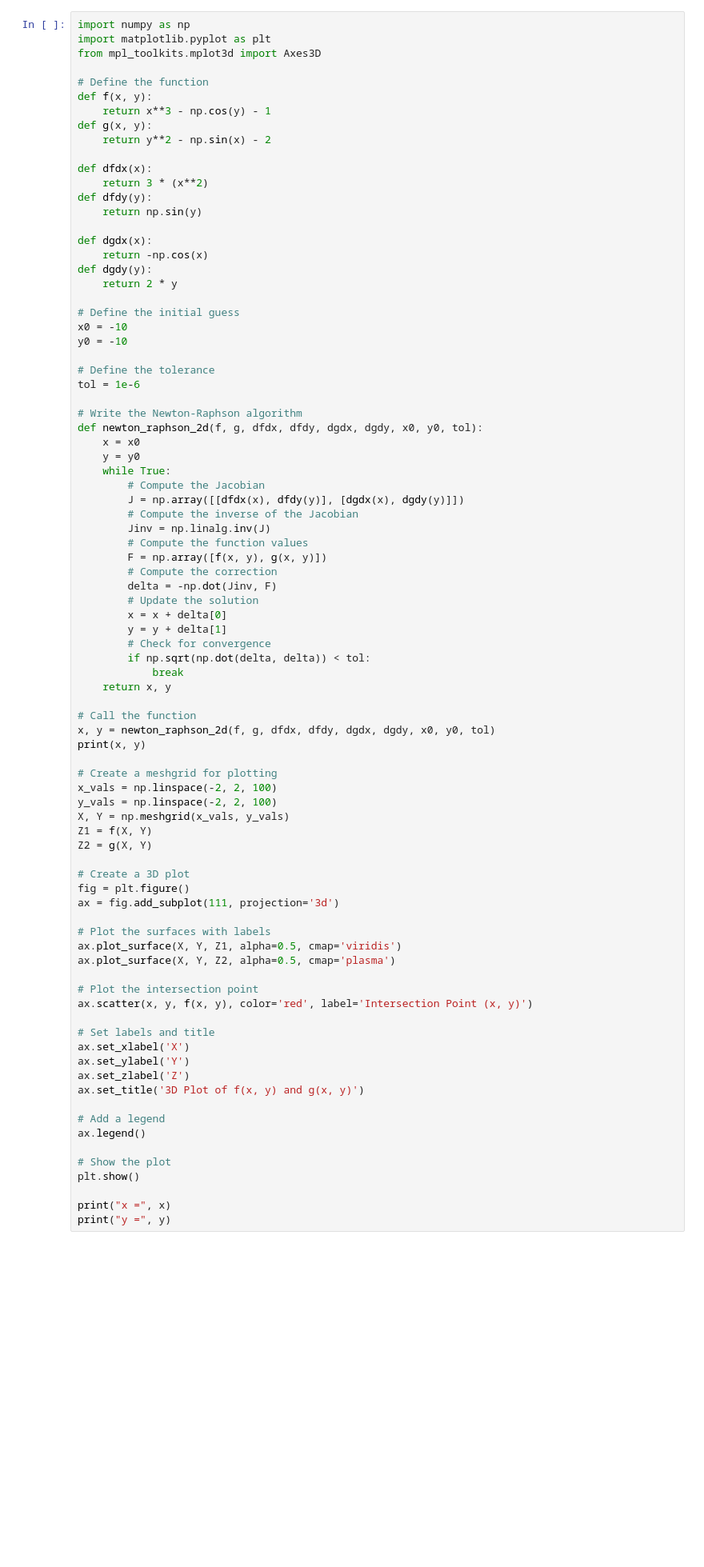
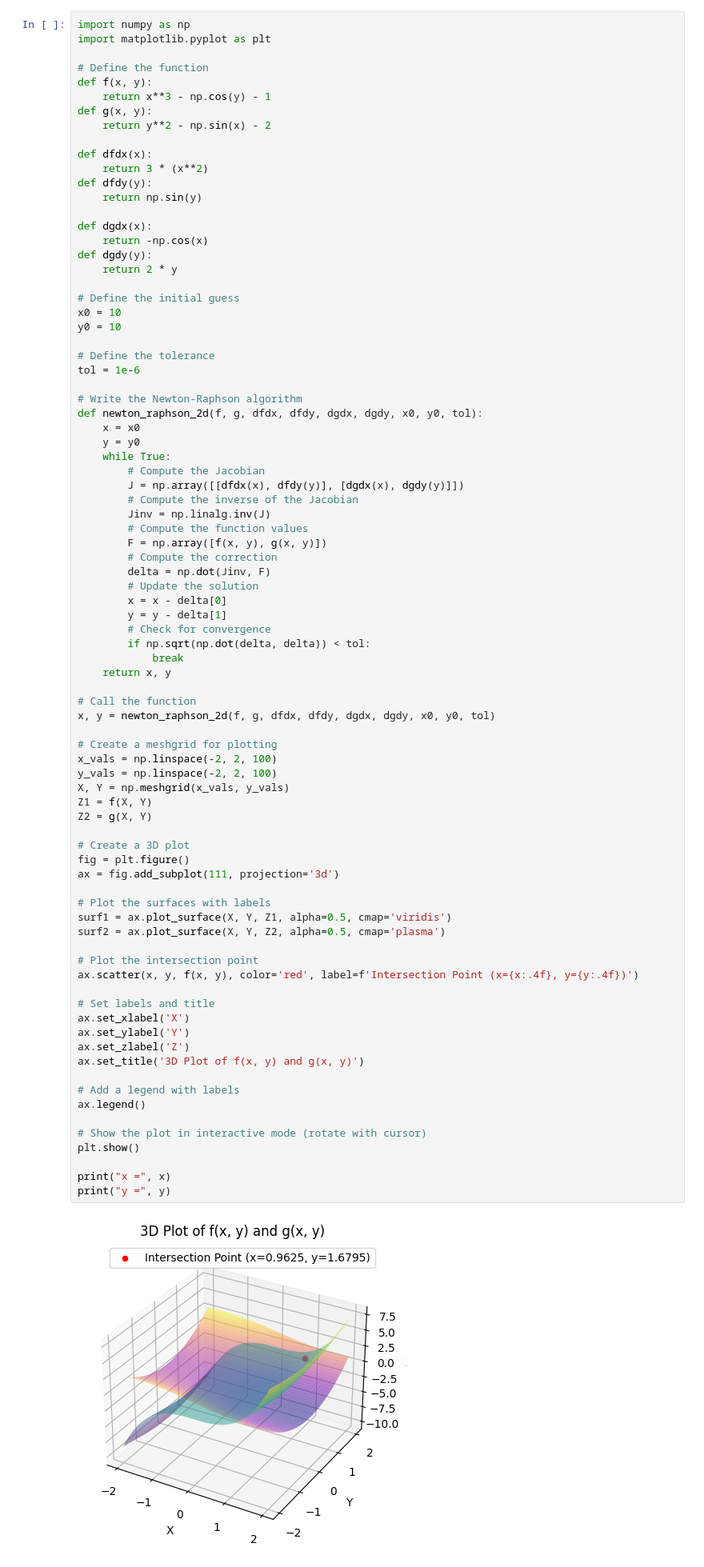
Before and after one commit to faliqadlan/roots-of-polynomial, a Jupyter notebook: roots.ipynb, the cells around one changed output. Shown at 80% size. Cells and saved outputs as stored; diff of their text form; blank space fills up the shorter version.

Commit message:
done  plot

```diff
--- a/roots.ipynb
+++ b/roots.ipynb
@@ -16,7 +16,6 @@ find x and y with newton-raphson method
 # %%
 import numpy as np
 import matplotlib.pyplot as plt
-from mpl_toolkits.mplot3d import Axes3D
 
 # Define the function
 def f(x, y):
@@ -35,8 +34,8 @@ def dgdy(y):
     return 2 * y
 
 # Define the initial guess
-x0 = -10
-y0 = -10
+x0 = 10
+y0 = 10
 
 # Define the tolerance
 tol = 1e-6
@@ -53,10 +52,10 @@ def newton_raphson_2d(f, g, dfdx, dfdy, dgdx, dgdy, x0, y0, tol):
         # Compute the function values
         F = np.array([f(x, y), g(x, y)])
         # Compute the correction
-        delta = -np.dot(Jinv, F)
+        delta = np.dot(Jinv, F)
         # Update the solution
-        x = x + delta[0]
-        y = y + delta[1]
+        x = x - delta[0]
+        y = y - delta[1]
         # Check for convergence
         if np.sqrt(np.dot(delta, delta)) < tol:
             break
@@ -64,37 +63,38 @@ def newton_raphson_2d(f, g, dfdx, dfdy, dgdx, dgdy, x0, y0, tol):
 
 # Call the function
 x, y = newton_raphson_2d(f, g, dfdx, dfdy, dgdx, dgdy, x0, y0, tol)
-print(x, y)
 
 # Create a meshgrid for plotting
 x_vals = np.linspace(-2, 2, 100)
 y_vals = np.linspace(-2, 2, 100)
 X, Y = np.meshgrid(x_vals, y_vals)
 Z1 = f(X, Y)
 Z2 = g(X, Y)
 
 # Create a 3D plot
 fig = plt.figure()
 ax = fig.add_subplot(111, projection='3d')
 
 # Plot the surfaces with labels
-ax.plot_surface(X, Y, Z1, alpha=0.5, cmap='viridis')
-ax.plot_surface(X, Y, Z2, alpha=0.5, cmap='plasma')
+surf1 = ax.plot_surface(X, Y, Z1, alpha=0.5, cmap='viridis')
+surf2 = ax.plot_surface(X, Y, Z2, alpha=0.5, cmap='plasma')
 
 # Plot the intersection point
-ax.scatter(x, y, f(x, y), color='red', label='Intersection Point (x, y)')
+ax.scatter(x, y, f(x, y), color='red', label=f'Intersection Point (x={x:.4f}, y={y:.4f})')
 
 # Set labels and title
 ax.set_xlabel('X')
 ax.set_ylabel('Y')
 ax.set_zlabel('Z')
 ax.set_title('3D Plot of f(x, y) and g(x, y)')
 
-# Add a legend
+# Add a legend with labels
 ax.legend()
 
-# Show the plot
+# Show the plot in interactive mode (rotate with cursor)
 plt.show()
 
 print("x =", x)
 print("y =", y)
+# %% [output]
+[figure, added]
```
Also changed, not shown: parts of 2 cells of this notebook.
